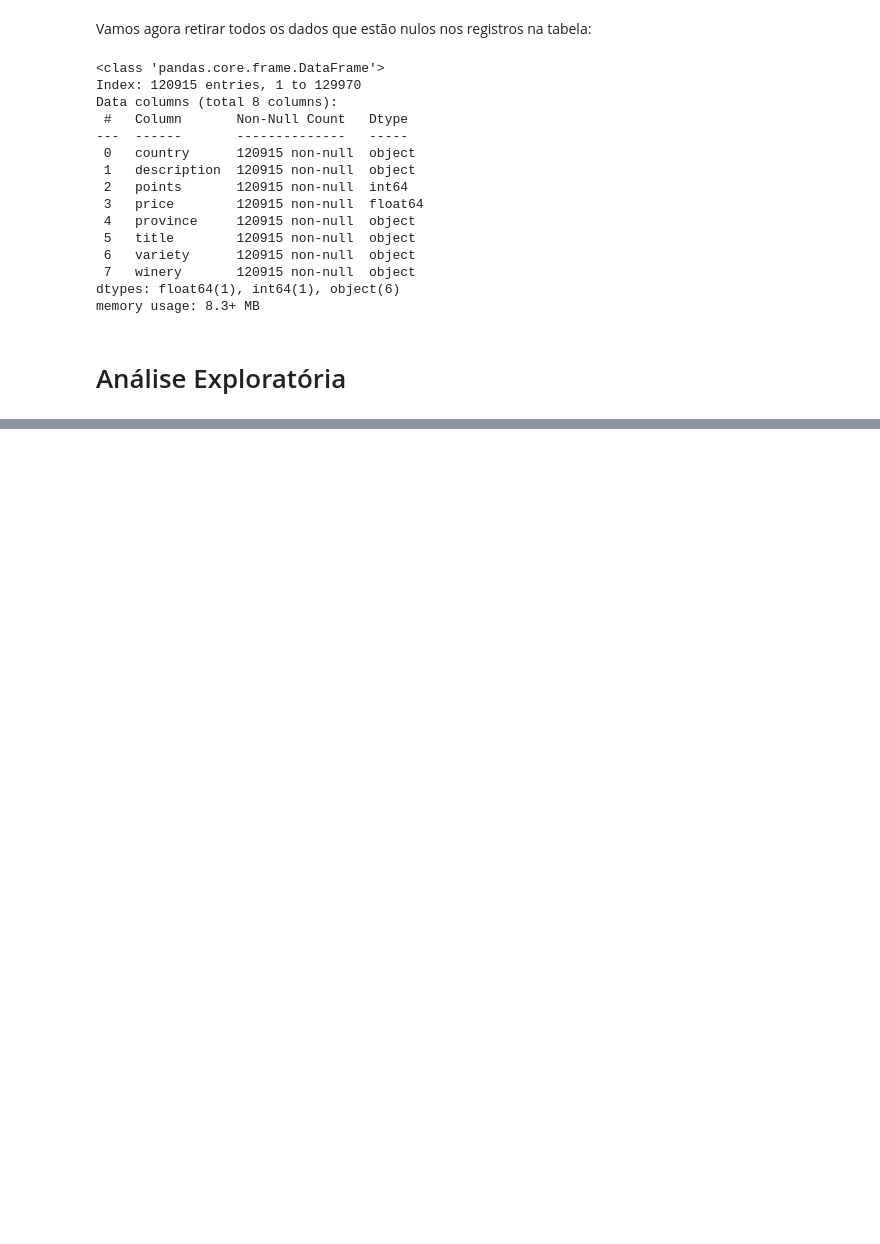
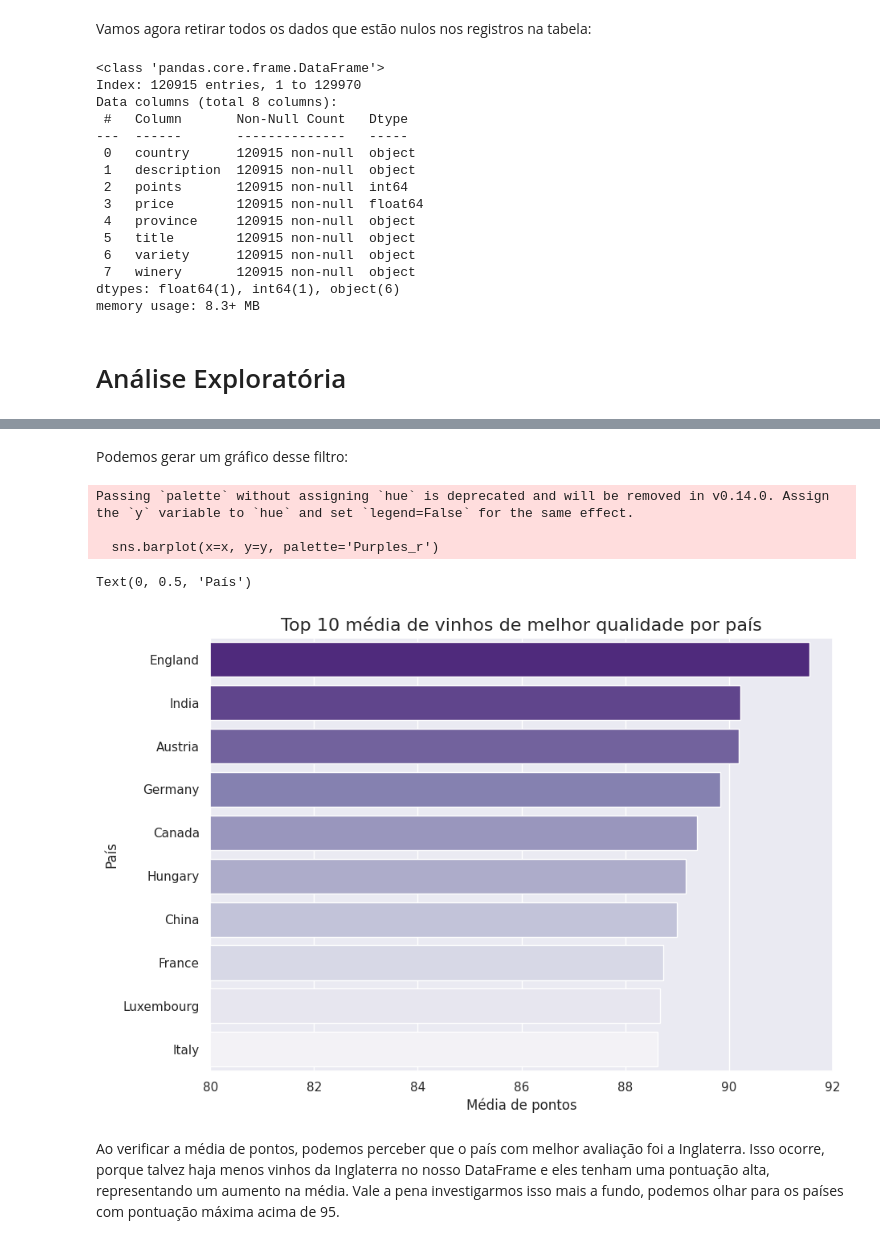
Before and after one commit to FTCLuis/Mineracao-de-Dados, a Jupyter notebook: Luis_Felipe_Laudacio.ipynb, the cells around one changed output, grey strips where cells are left out. Drawn from its saved outputs; the diff is of its cells as text; code cells hidden in the pictures; blank space fills up the shorter version.

```diff
--- a/Luis_Felipe_Laudacio.ipynb
+++ b/Luis_Felipe_Laudacio.ipynb
@@ -218,0 +266,5 @@ memory usage: 8.3+ MB
+# %%
+melhor_qualidade = df1.groupby("country") ['points'].agg("mean")
+melhor_qualidade = melhor_qualidade.sort_values(ascending=False) [:10]
+# Converter em uma Serie o DataFrame usando o metodo to_frame()
+melhor_qualidade.to_frame().style.background_gradient(cmap='Purples',high=0.5)
@@ -218,0 +284,20 @@ memory usage: 8.3+ MB
+# %% [markdown]
+Podemos gerar um gráfico desse filtro:
+# %%
+y = melhor_qualidade. index. to_series()
+x = melhor_qualidade # Access the values in the Series directly
+
+plt.figure(figsize=(10, 7))
+plt.xlim(80, 92)
+sns.barplot(x=x, y=y, palette='Purples_r')
+plt.title('Top 10 média de vinhos de melhor qualidade por país', fontsize = 16)
+plt.xlabel('Média de pontos')
+plt.ylabel('País')
+# %% [output]
+Passing `palette` without assigning `hue` is deprecated and will be removed in v0.14.0. Assign the `y` variable to `hue` and set `legend=False` for the same effect.
+
+  sns.barplot(x=x, y=y, palette='Purples_r')
+Text(0, 0.5, 'País')
+[figure, added]
+# %% [markdown]
+Ao verificar a média de pontos, podemos perceber que o país com melhor avaliação foi a Inglaterra. Isso ocorre, porque talvez haja menos vinhos da Inglaterra no nosso DataFrame e eles tenham uma pontuação alta, representando um aumento na média. Vale a pena investigarmos isso mais a fundo, podemos olhar para os países com pontuação máxima acima de 95.
```
Also changed, not shown: parts of 30 cells of this notebook.
